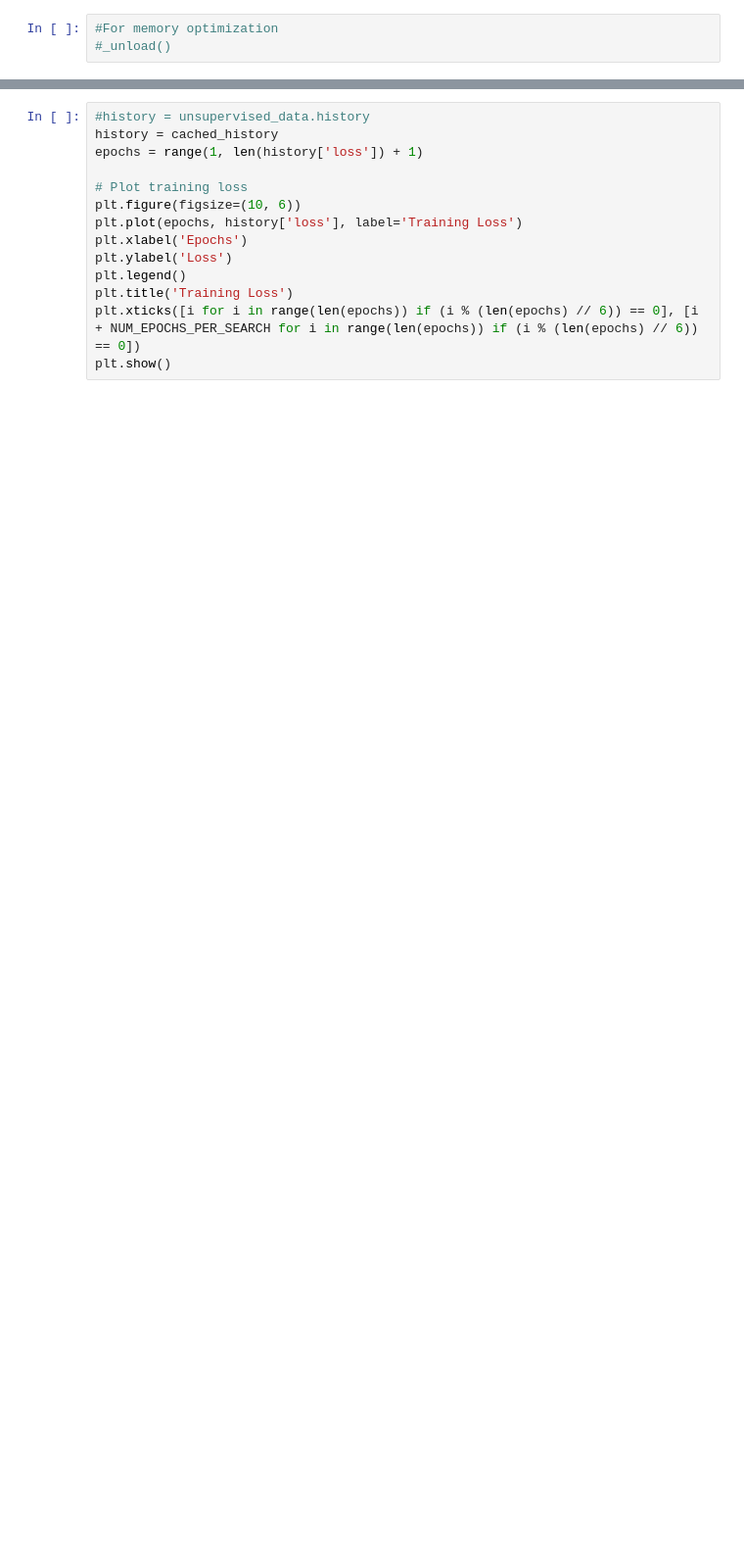
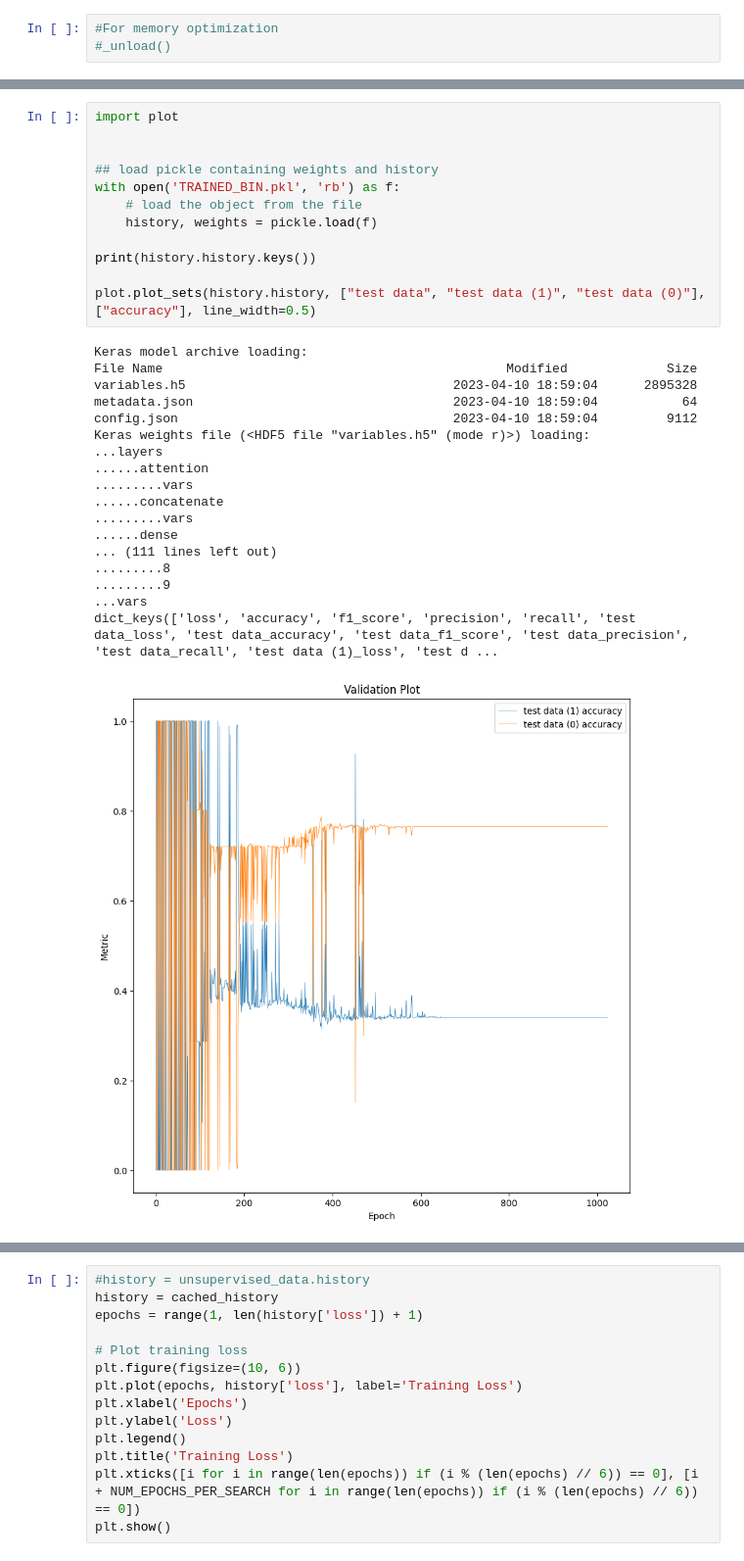
Before and after one commit to Zerva5/Classifying-Bug-Inducing-Commits, a Jupyter notebook: notebook/SingleTest.ipynb, the cells around one changed output, grey strips where cells are left out. Shown at 98% size. Saved outputs shown, nothing was run; the diff lists cells and outputs as text; blank space fills up the shorter version.

```diff
--- a/notebook/SingleTest.ipynb
+++ b/notebook/SingleTest.ipynb
@@ -203,3 +199,34 @@ AttributeError: 'History' object has no attribute 'logs'
+# %%
+import plot
+
+
+## load pickle containing weights and history
+with open('TRAINED_BIN.pkl', 'rb') as f:
+    # load the object from the file
+    history, weights = pickle.load(f)
+
+print(history.history.keys())
+
+plot.plot_sets(history.history, ["test data", "test data (1)", "test data (0)"], ["accuracy"], line_width=0.5)
+# %% [output]
+Keras model archive loading:
+File Name                                             Modified             Size
+variables.h5                                   2023-04-10 18:59:04      2895328
+metadata.json                                  2023-04-10 18:59:04           64
+config.json                                    2023-04-10 18:59:04         9112
+Keras weights file (<HDF5 file "variables.h5" (mode r)>) loading:
+...layers
+......attention
+.........vars
+......concatenate
+.........vars
+......dense
+... (111 lines left out)
+.........8
+.........9
+...vars
+dict_keys(['loss', 'accuracy', 'f1_score', 'precision', 'recall', 'test data_loss', 'test data_accuracy', 'test data_f1_score', 'test data_precision', 'test data_recall', 'test data (1)_loss', 'test d ...
+[figure, added]
 # %%
 history = supervised_results.history
 epochs = range(1, len(history['accuracy']) + 1)
```
Also changed, not shown: parts of 12 cells of this notebook, 6 other files.
